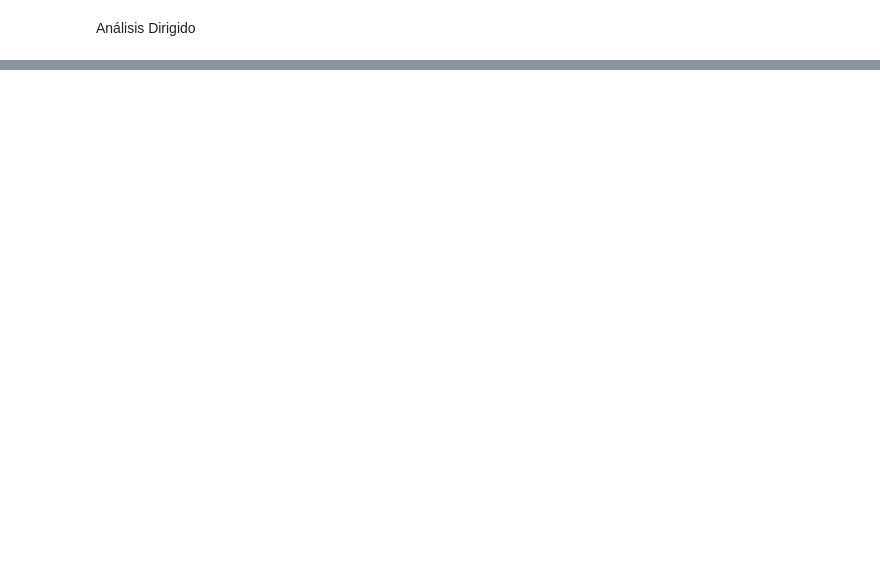
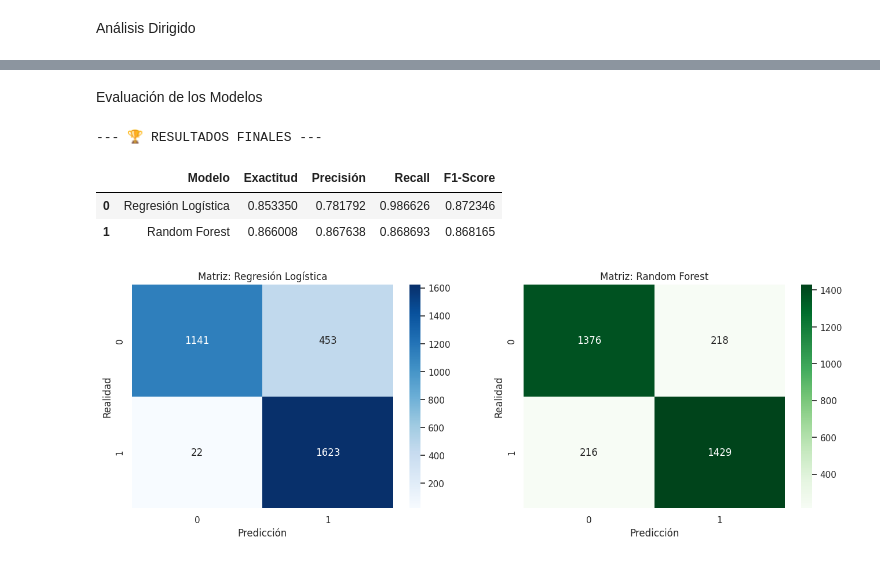
Before and after one commit to Karla12-B/Challenge-Telecom-2da-Parte, a Jupyter notebook: Desafio_Telecom_2da.ipynb, the cells around one changed output, grey strips where cells are left out. Cells and saved outputs as stored; diff of their text form; code cells hidden in the pictures; blank space fills up the shorter version.

```diff
--- a/Desafio_Telecom_2da.ipynb
+++ b/Desafio_Telecom_2da.ipynb
@@ -214,0 +273,15 @@ plt.show()
+# %%
+from sklearn.model_selection import train_test_split
+
+# 1. Definimos nuestras variables finales basándonos en el X_res e y_res del SMOTE
+X = X_res # Características (Preguntas)
+y = y_res # Objetivo (Respuesta: Evasion_Yes)
+
+# 2. Realizamos la división (70% Entrenamiento, 30% Prueba)
+X_train, X_test, y_train, y_test = train_test_split(X, y, test_size=0.30, random_state=42)
+
+# 3. Verificamos las dimensiones
+print("--- ✅ División de Datos Completada ---")
+print(f"Total de registros para Entrenar: {X_train.shape[0]} (70%)")
+print(f"Total de registros para Evaluar:  {X_test.shape[0]} (30%)")
+print(f"Número de variables predictoras:   {X_train.shape[1]}")
@@ -214,0 +331,53 @@ plt.show()
+# %% [markdown]
+Evaluación de los Modelos
+# %%
+from sklearn.metrics import accuracy_score, precision_score, recall_score, f1_score, confusion_matrix
+import pandas as pd
+import seaborn as sns
+import matplotlib.pyplot as plt
+
+# 1. GENERAR PREDICCIONES
+y_pred_log = modelo_logistico.predict(X_test)
+y_pred_forest = modelo_forest.predict(X_test)
+
+# 2. FUNCIÓN PARA RECOPILAR MÉTRICAS
+def obtener_metricas(y_real, y_pred, nombre_modelo):
+    return {
+        'Modelo': nombre_modelo,
+        'Exactitud': accuracy_score(y_real, y_pred),
+        'Precisión': precision_score(y_real, y_pred),
+        'Recall': recall_score(y_real, y_pred),
+        'F1-Score': f1_score(y_real, y_pred)
+    }
+
+# 3. CÁLCULO DE RESULTADOS
+metricas_log = obtener_metricas(y_test, y_pred_log, "Regresión Logística")
+metricas_forest = obtener_metricas(y_test, y_pred_forest, "Random Forest")
+
+# 4. TABLA COMPARATIVA
+df_comparativo = pd.DataFrame([metricas_log, metricas_forest])
+print("--- 🏆 RESULTADOS FINALES ---")
+display(df_comparativo)
+
+# 5. MATRICES DE CONFUSIÓN
+fig, ax = plt.subplots(1, 2, figsize=(16, 5))
+
+# Matriz Logística
+sns.heatmap(confusion_matrix(y_test, y_pred_log), annot=True, fmt='d', cmap='Blues', ax=ax[0])
+ax[0].set_title('Matriz: Regresión Logística')
+ax[0].set_xlabel('Predicción')
+ax[0].set_ylabel('Realidad')
+
+# Matriz Random Forest
+sns.heatmap(confusion_matrix(y_test, y_pred_forest), annot=True, fmt='d', cmap='Greens', ax=ax[1])
+ax[1].set_title('Matriz: Random Forest')
+ax[1].set_xlabel('Predicción')
+ax[1].set_ylabel('Realidad')
+
+plt.show()
+# %% [output]
+--- 🏆 RESULTADOS FINALES ---
+|  | Modelo | Exactitud | Precisión | Recall | F1-Score |
+| 0 | Regresión Logística | 0.853350 | 0.781792 | 0.986626 | 0.872346 |
+| 1 | Random Forest | 0.866008 | 0.867638 | 0.868693 | 0.868165 |
+[figure, added]
```
Also changed, not shown: parts of 19 cells of this notebook.
